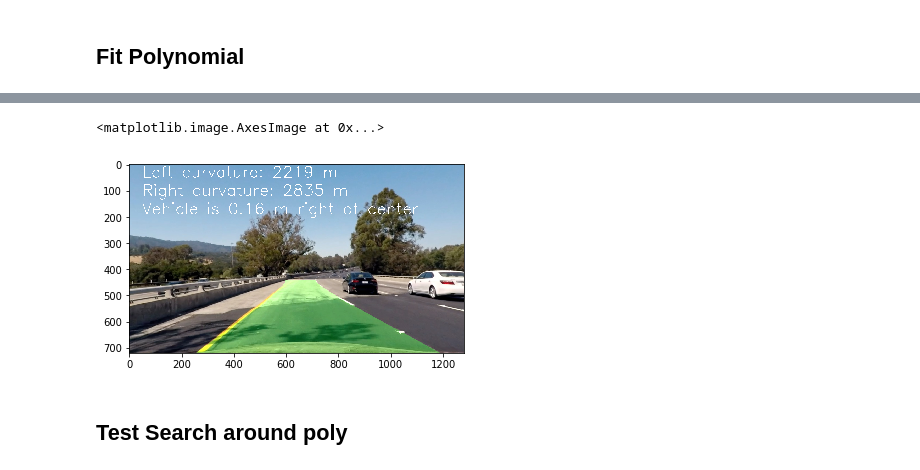
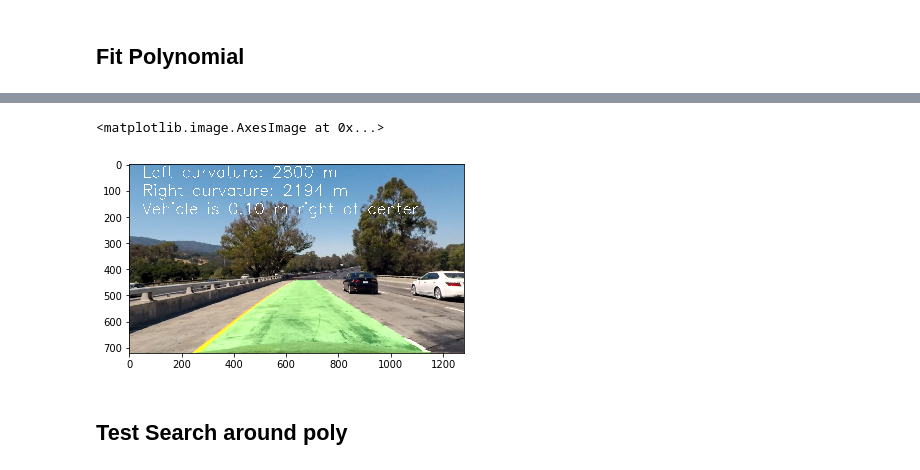
Before and after one commit to alexpm94/CarND-Advanced-Lane-Lines, a Jupyter notebook: Project2.ipynb, the cells around one changed output, grey strips where cells are left out. Saved outputs shown, nothing was run; the diff lists cells and outputs as text; code cells hidden in the pictures.

Commit message:
Fix color image and add final version of jupyter notebook

```diff
--- a/Project2.ipynb
+++ b/Project2.ipynb
@@ -152,7 +152,7 @@ def thresholding(img, s_thresh=(150, 210), sx_thresh=(40, 150)):
 # %%
 
 # Read in an image, you can also try test1.jpg or test4.jpg
-image = mpimg.imread('./test_images/test4.jpg')
+image = mpimg.imread('./test_images/test1.jpg')
 image = cv2.undistort(image, mtx, dist, None, mtx)
 
 img_blur = gaussian_blur(image[:,:,0],9)
@@ -245,9 +245,9 @@ def find_lane_pixels(binary_warped):
     # Choose the number of sliding windows
     nwindows = 7
     # Set the width of the windows +/- margin
-    margin = 50
+    margin = 30
     # Set minimum number of pixels found to recenter window
-    minpix = 50
+    minpix = 30
 
     # Set height of windows - based on nwindows above and image shape
     window_height = np.int(binary_warped.shape[0]//nwindows)
@@ -326,5 +326,23 @@ def fit_poly(img_shape, leftx, lefty, rightx, righty):
     ### TO-DO: Calc both polynomials using ploty, left_fit and right_fit ###
     left_fitx = l_fit(ploty)
     right_fitx = r_fit(ploty)
-    #print('COEFFICIOENTS: ', left_fit)
     return left_fitx, right_fitx, ploty, left_fit_m, right_fit_m, l_fit, r_fit
+
+leftx, lefty, rightx, righty, out_img = find_lane_pixels(binary_warp)
+left_fitx, right_fitx, ploty, left_fit_m, right_fit_m, l_fit, r_fit = fit_poly(binary_warp.shape, leftx, lefty, rightx, righty)
+
+
+## Visualization ##
+# Colors in the left and right lane regions
+out_img[lefty, leftx] = [255, 0, 0]
+out_img[righty, rightx] = [0, 0, 255]
+
+f, (ax1, ax2) = plt.subplots(1, 2, figsize=(24, 9))
+f.tight_layout()
+ax1.imshow(image)
+ax1.set_title('Original Image', fontsize=50)
+ax2.imshow(binary_warp, cmap='gray')
+ax2.set_title('Threshold', fontsize=50)
+ax2.plot(left_fitx, ploty, color='yellow')
+ax2.plot(right_fitx, ploty, color='yellow')
+ax2.imshow(out_img)
@@ -383,36 +404,37 @@ def draw_area(undist_test,left_fitx, right_fitx, ploty, left_curverad, right_cur
 
     if diffFromVehicle > 0:
         message = '{:.2f} m right'.format(diffFromVehicle)
     else:
         message = '{:.2f} m left'.format(-diffFromVehicle)
 
     # Draw info
     font = cv2.FONT_HERSHEY_SIMPLEX
     fontScale=2
     fontColor = (255, 255, 255)
     cv2.putText(result, 'Left curvature: {:.0f} m'.format(left_curverad), (50, 50), font, fontScale, fontColor, 2)
     cv2.putText(result, 'Right curvature: {:.0f} m'.format(right_curverad), (50, 120), font, fontScale, fontColor, 2)
     cv2.putText(result, 'Vehicle is {} of center'.format(message), (50, 190), font, fontScale, fontColor, 2)
 
     return result
 
 def pipeline_process(img_video):
     undist_test = cv2.undistort(img_video, mtx, dist, None, mtx)
     binary_img = thresholding(undist_test)
     binary_warp = warp(binary_img,roi)
     img_shape =  binary_warp.shape
     leftx, lefty, rightx, righty, out_img = find_lane_pixels(binary_warp)
     left_fitx, right_fitx, ploty, left_fit_m, right_fit_m, l_fit, r_fit = fit_poly(img_shape, leftx, lefty, rightx, righty)
     left_curverad,right_curverad,diffFromVehicle = get_distance(lefty,righty,left_fit_m,right_fit_m,img_shape)
     out_img = draw_area(undist_test,left_fitx, right_fitx, ploty, left_curverad, right_curverad, diffFromVehicle)
     return out_img
 
-X1A = pipeline_process(image)
+image_validation = pipeline_process(image)
+cv2.imwrite('./examples/image_validation.jpg',cv2.cvtColor(image_validation,cv2.COLOR_RGB2BGR))
 
-plt.imshow(X1A)
+plt.imshow(image_validation)
 # %% [output]
 <matplotlib.image.AxesImage at 0x...>
-[figure, old version]
+[figure, new version]
 # %%
 def search_around_poly(binary_warped,l_fit_pervious,r_fit_pervious):
     # HYPERPARAMETER
```
Also changed, not shown: parts of 5 cells of this notebook, 1 other file.
